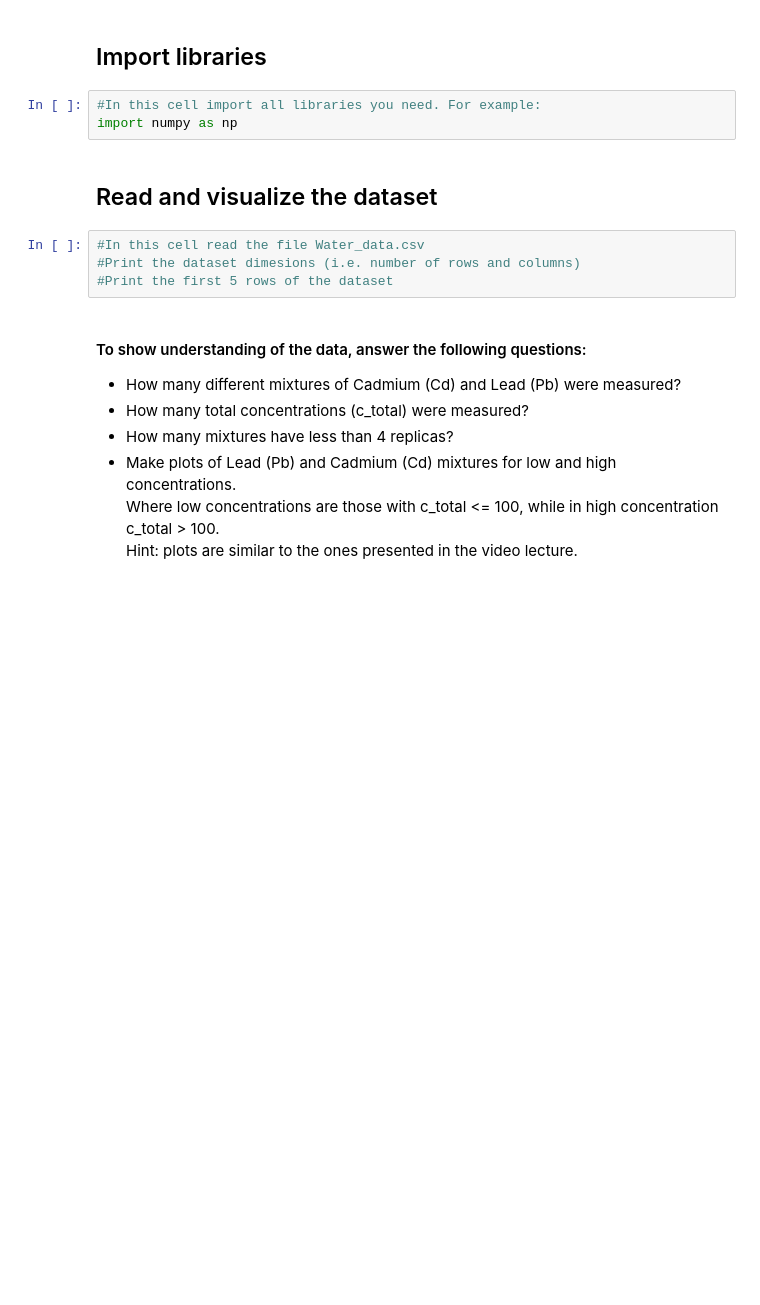
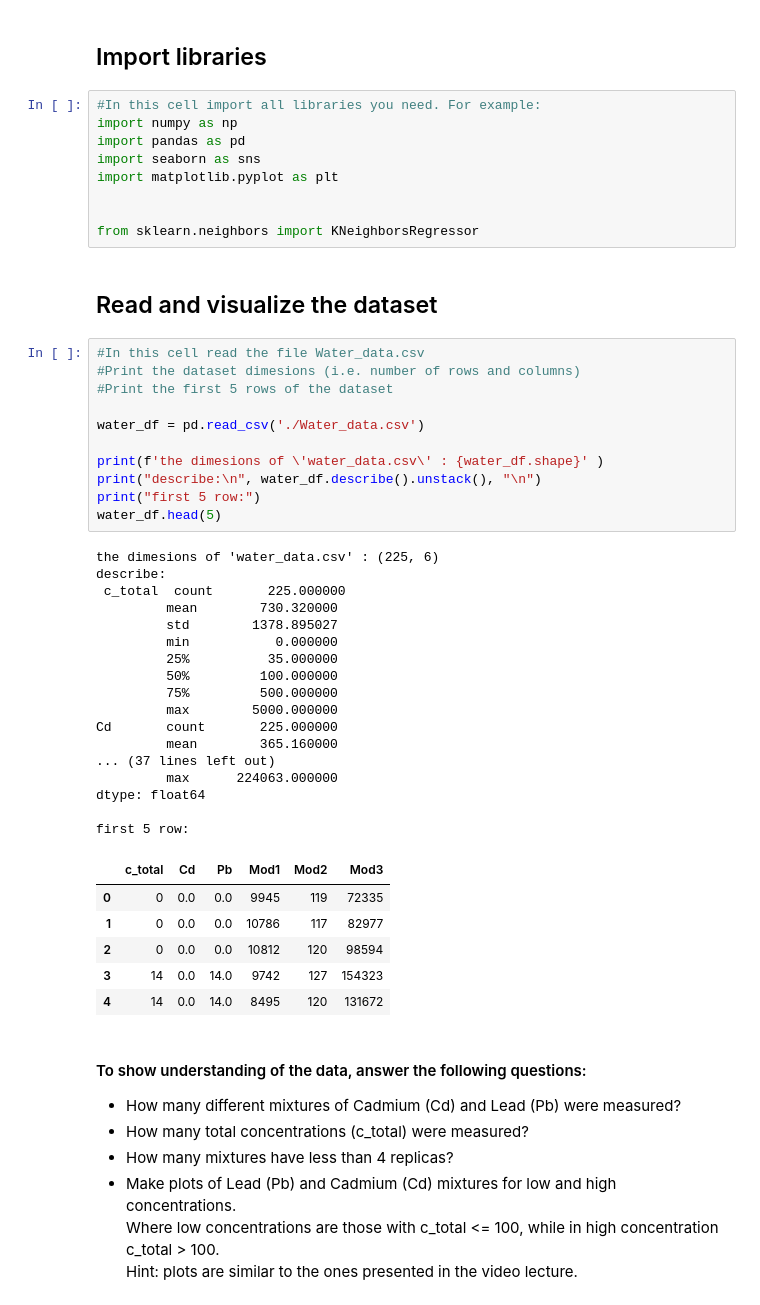
Before and after one commit to yoko19191/deep_cookbook, a Jupyter notebook: ELME_exercise/exercise_2(8.2)/EMLM_Exercise2_template.ipynb, the cells around one changed output. Saved outputs shown, nothing was run; the diff lists cells and outputs as text; blank space fills up the shorter version.

```diff
--- a/ELME_exercise/exercise_2(8.2)/EMLM_Exercise2_template.ipynb
+++ b/ELME_exercise/exercise_2(8.2)/EMLM_Exercise2_template.ipynb
@@ -19,12 +19,49 @@ Feb, 2, 2023  <br>
 # %%
 #In this cell import all libraries you need. For example:
 import numpy as np
+import pandas as pd
+import seaborn as sns
+import matplotlib.pyplot as plt
+
+
+from sklearn.neighbors import KNeighborsRegressor
 # %% [markdown]
 ## Read and visualize the dataset
 # %%
 #In this cell read the file Water_data.csv
 #Print the dataset dimesions (i.e. number of rows and columns)
 #Print the first 5 rows of the dataset
+
+water_df = pd.read_csv('./Water_data.csv')
+
+print(f'the dimesions of \'water_data.csv\' : {water_df.shape}' )
+print("describe:\n", water_df.describe().unstack(), "\n")
+print("first 5 row:")
+water_df.head(5)
+# %% [output]
+the dimesions of 'water_data.csv' : (225, 6)
+describe:
+ c_total  count       225.000000
+         mean        730.320000
+         std        1378.895027
+         min           0.000000
+         25%          35.000000
+         50%         100.000000
+         75%         500.000000
+         max        5000.000000
+Cd       count       225.000000
+         mean        365.160000
+... (37 lines left out)
+         max      224063.000000
+dtype: float64
+
+first 5 row:
+|  | c_total | Cd | Pb | Mod1 | Mod2 | Mod3 |
+| 0 | 0 | 0.0 | 0.0 | 9945 | 119 | 72335 |
+| 1 | 0 | 0.0 | 0.0 | 10786 | 117 | 82977 |
+| 2 | 0 | 0.0 | 0.0 | 10812 | 120 | 98594 |
+| 3 | 14 | 0.0 | 14.0 | 9742 | 127 | 154323 |
+| 4 | 14 | 0.0 | 14.0 | 8495 | 120 | 131672 |
 # %% [markdown]
 #### To show understanding of the data, answer the following questions:
 - How many different mixtures of Cadmium (Cd) and Lead (Pb) were measured? <br>
```
Also changed, not shown: parts of 13 cells of this notebook, 20 other files.
